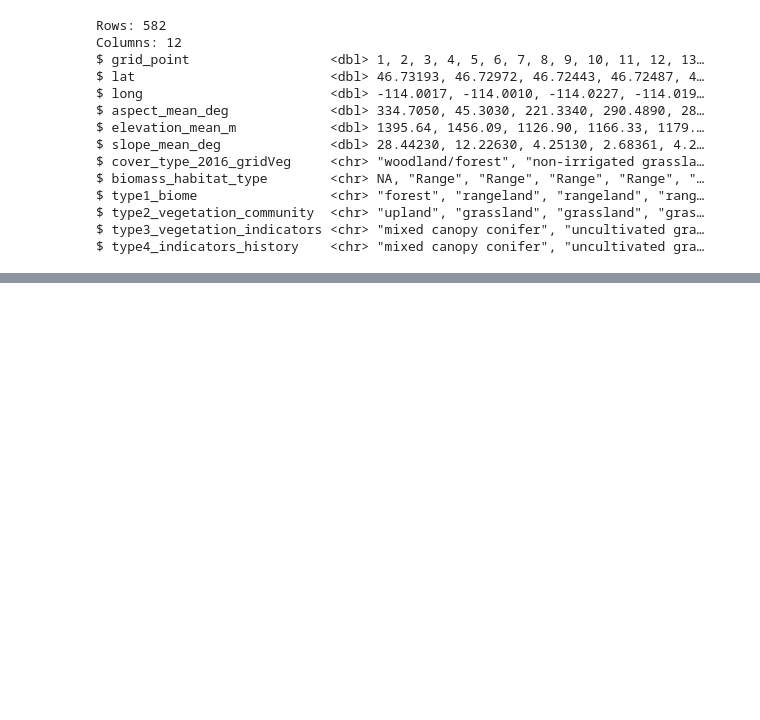
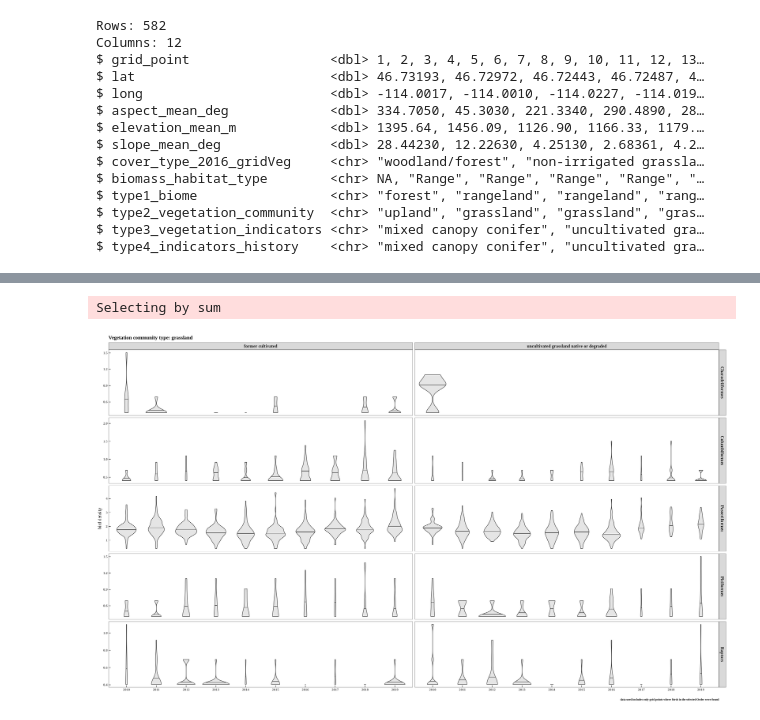
Before and after one commit to samsoe/mpg_notebooks, a Jupyter notebook: abundance_order_habitat_wrangle.ipynb, the cells around one changed output, grey strips where cells are left out. Cells and saved outputs as stored; diff of their text form; code cells hidden in the pictures; blank space fills up the shorter version.

```diff
--- a/abundance_order_habitat_wrangle.ipynb
+++ b/abundance_order_habitat_wrangle.ipynb
@@ -298,0 +656,39 @@ $ abundance_avg               <dbl> 0.7000000, 0.7000000, 0.8125000, 0.500000…
+# %%
+#@title Taxonomic orders: abundance { run: "auto", form-width: "20%" }
+#@markdown Choose from the following vegetation community types:
+veg_type <- "riparian" #@param ["grassland", "riparian", "shrubland", "upland"]
+#@markdown * "Raptors" are not an avian Order, but Orders of predatory birds are grouped
+#@markdown to better show trends
+top_taxa <-
+  abundance_order_habitat %>%
+  mutate(function_taxa_order = case_when(function_taxa_order == "Accipitriformes" ~ "Raptors",
+                                          function_taxa_order == "Falconiformes" ~ "Raptors",
+                                          function_taxa_order == "Strigiformes" ~ "Raptors",
+                                          TRUE ~ as.character(function_taxa_order))) %>%
+  group_by(function_taxa_order) %>%
+  summarize(sum = sum(bird_abundance_avg, na.rm = TRUE)) %>%
+  top_n(5) %>%
+  pull(function_taxa_order)
+
+options(repr.plot.width = 24, repr.plot.height = 14)
+#@markdown * Warnings are generated when zeroes are present in a cell and can safely be ignored
+abundance_order_habitat %>%
+select(-c(5,6)) %>%
+mutate(function_taxa_order = case_when(function_taxa_order == "Accipitriformes" ~ "Raptors",
+                                         function_taxa_order == "Falconiformes" ~ "Raptors",
+                                         function_taxa_order == "Strigiformes" ~ "Raptors",
+                                         TRUE ~ as.character(function_taxa_order))) %>%
+filter(type2_vegetation_community == veg_type,
+       function_taxa_order %in% top_taxa) %>%
+mutate(survey_year = as.factor(survey_year), bird_abundance_avg_ha = round(bird_abundance_avg * pi, 1)) %>%
+ggplot(aes(x = survey_year, y = log1p(bird_abundance_avg))) +
+geom_violin(draw_quantiles = c(0.5), scale = "count", fill = "gray90", na.rm = TRUE) +
+facet_grid(rows = vars(function_taxa_order), cols = vars(type3_vegetation_indicators), scales = "free_y") +
+labs(title = paste("Vegetation community type:", veg_type),
+     x = "", y = "bird density",
+     fill = "Taxonomic Order",
+     caption = "data used includes only grid points where birds in the selected Order were found") +
+theme_bgl
+# %% [output]
+Selecting by sum
+[figure, added]
```
Also changed, not shown: parts of 32 cells of this notebook.
